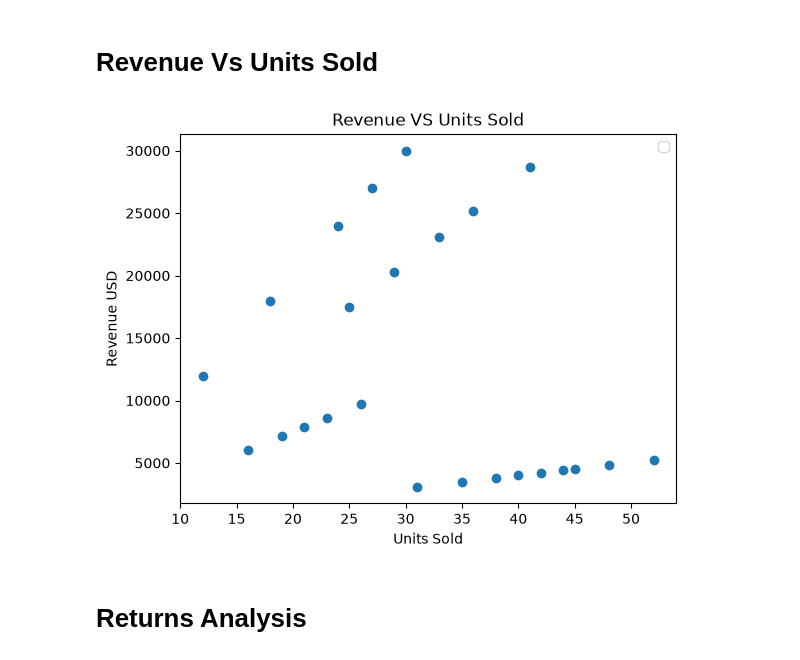
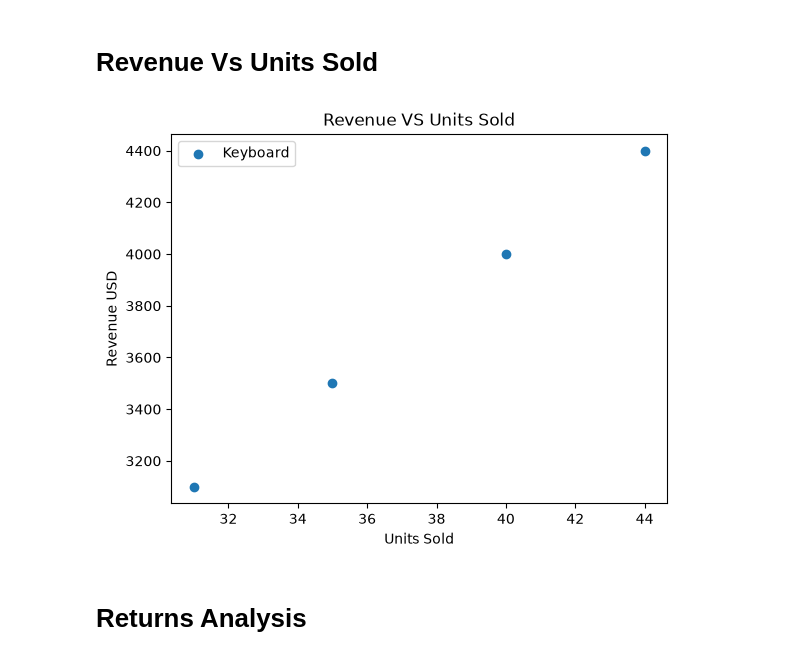
Before and after one commit to Abdurrahman-byte/Matplotlib_project, a Jupyter notebook: final-project-3.ipynb, the cells around one changed output. Cells and saved outputs as stored; diff of their text form; code cells hidden in the pictures.

```diff
--- a/final-project-3.ipynb
+++ b/final-project-3.ipynb
@@ -51,16 +51,18 @@ plt.tight_layout()
 # %%
 for product in df["Product"].unique():
     product_data = df[df["Product"] == product]
 
-plt.scatter(df["Units_Sold"], df["Revenue_USD"])
+plt.scatter(product_data["Units_Sold"],
+             product_data["Revenue_USD"],
+             label=product)
 plt.xlabel("Units Sold")
 plt.ylabel("Revenue USD")
 plt.title("Revenue VS Units Sold")
 plt.legend()
 
 plt.show()
 # %% [output]
-[figure, old version]
+[figure, new version]
 # %% [markdown]
 # Returns Analysis
 # %%
```
Also changed, not shown: parts of 2 cells of this notebook.
